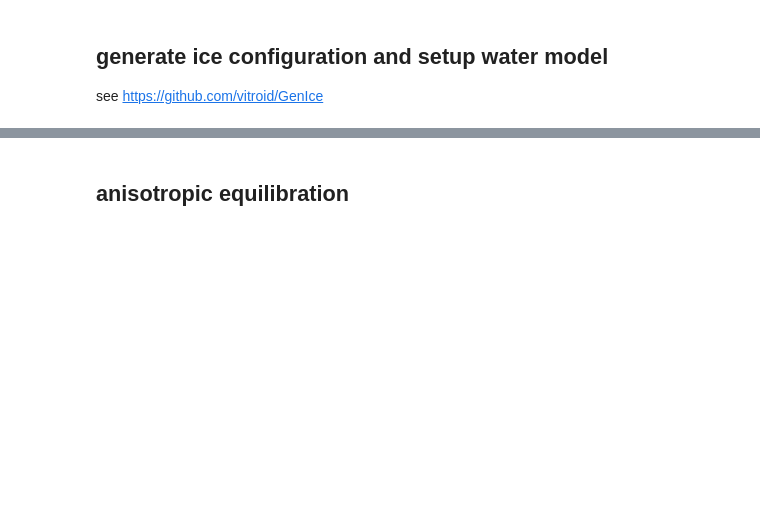
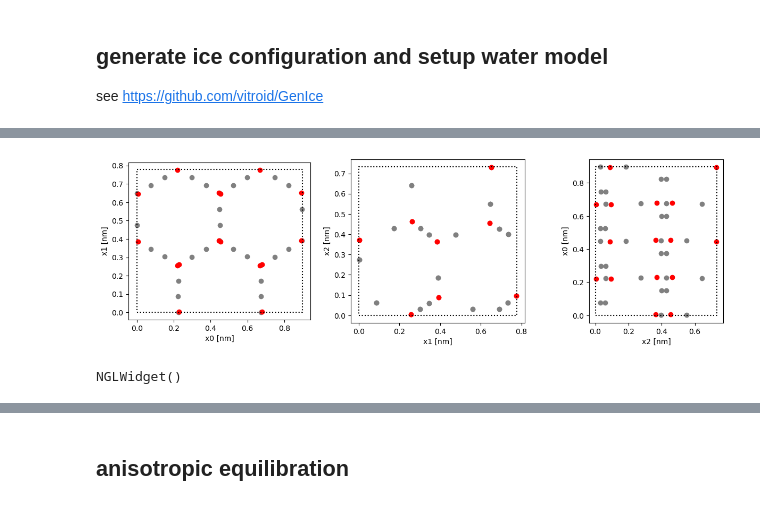
Before and after one commit to noegroup/rigid-flows, a Jupyter notebook: data/water/setup_ice_box.ipynb, the cells around one changed output, grey strips where cells are left out. Cells and saved outputs as stored; diff of their text form; code cells hidden in the pictures; blank space fills up the shorter version.

```diff
--- a/data/water/setup_ice_box.ipynb
+++ b/data/water/setup_ice_box.ipynb
@@ -24,8 +27,10 @@ see https://github.com/vitroid/GenIce
 # %%
 #some options
 
-temp = 250
-ice_type = 'Ih'
+temp = 100
+water_type = 'tip4pew-customLJ'
+# water_type = 'tip4pew'
+ice_type = 'XI'
 rep = 3*[1]
 
 nonbondedCutoff = 1
@@ -48,11 +53,22 @@ config = openmm.app.GromacsGroFile(tmp.name)
 
 pos = np.array(config.getPositions().value_in_unit(unit.nanometer))
 box = np.array(config.getPeriodicBoxVectors().value_in_unit(unit.nanometer))
-model = WaterModel(pos, box, nonbondedCutoff=nonbondedCutoff, external_field=external_field)
+model = WaterModel(
+    positions=pos,
+    box=box,
+    water_type=water_type,
+    nonbondedCutoff=nonbondedCutoff,
+    external_field=external_field,
+)
 
 print('n_waters:', model.n_waters)
 print('orthorombic:', model.is_box_orthorombic)
 print(f'nonbondedCutoff: {model.nonbondedCutoff} ({model.nonbondedCutoff/0.316435:g} [sigmaLJ])') #3.16 is common, 2.5 is ok, below 1.14 is very bad
 
+if model.is_box_orthorombic:
+    toPBC = True
+else:
+    toPBC = False
+model.plot_2Dview(toPBC=toPBC)
 model.get_view()
 # %% [output]
@@ -63,0 +81,2 @@ nonbondedCutoff: 0.36767863 (1.16194 [sigmaLJ])
+[figure, added]
+NGLWidget()
```
Also changed, not shown: parts of 13 cells of this notebook, 2 other files.
